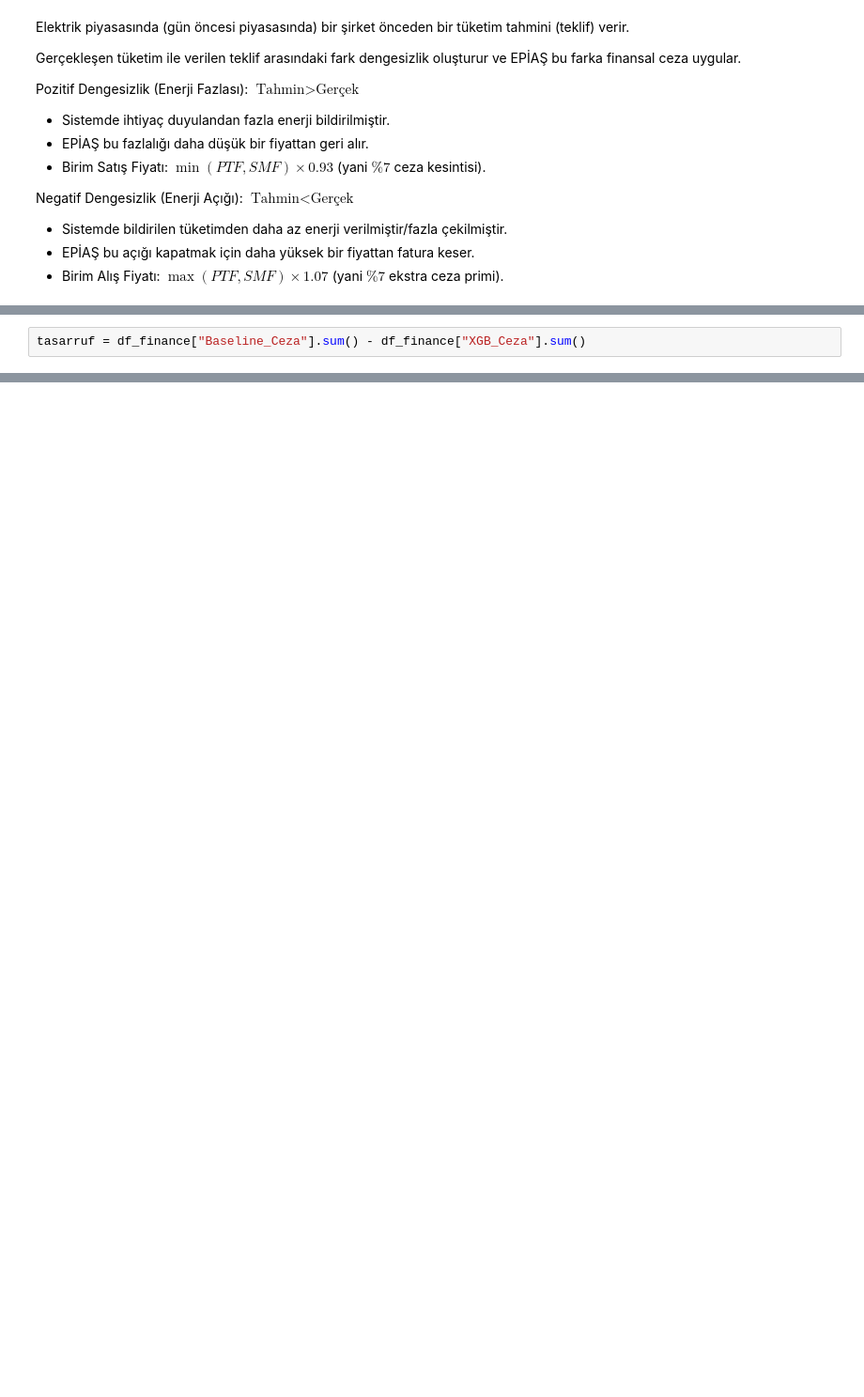
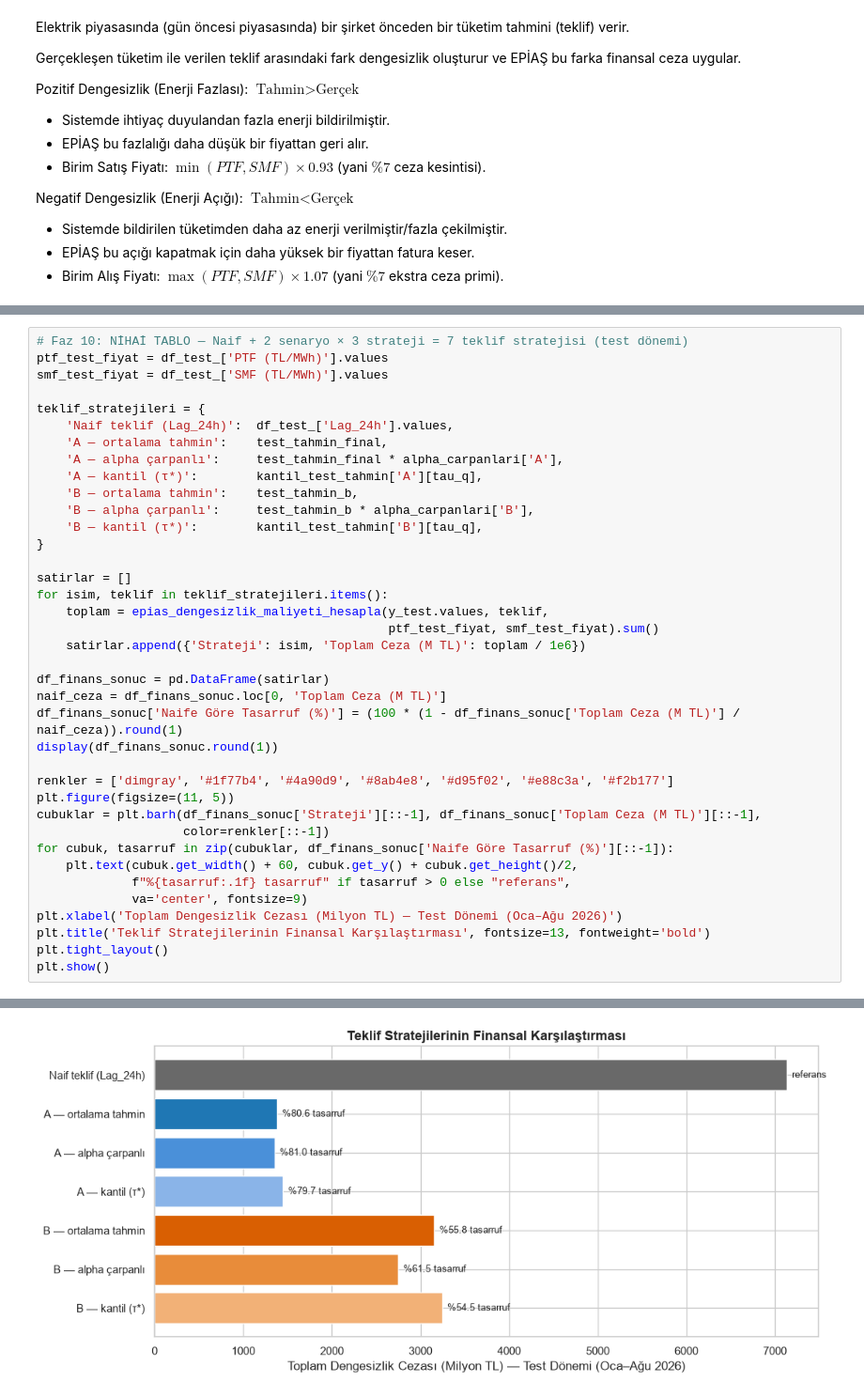
Before and after one commit to mcaglarilkay/epias-tuketim-tahmini, a Jupyter notebook: epias_final.ipynb, the cells around one changed output, grey strips where cells are left out. Shown at 94% size. Cells and saved outputs as stored; diff of their text form; blank space fills up the shorter version.

```diff
--- a/epias_final.ipynb
+++ b/epias_final.ipynb
@@ -1846,2 +1774,0 @@ df_finance.head()
-# %%
-tasarruf = df_finance["Baseline_Ceza"].sum() - df_finance["XGB_Ceza"].sum()
@@ -1916,0 +1882,39 @@ Optimizasyon İle Ekstra Kazanç / Tasarruf: 98,717,140.96 TL
+# %%
+# Faz 10: NİHAİ TABLO — Naif + 2 senaryo × 3 strateji = 7 teklif stratejisi (test dönemi)
+ptf_test_fiyat = df_test_['PTF (TL/MWh)'].values
+smf_test_fiyat = df_test_['SMF (TL/MWh)'].values
+
+teklif_stratejileri = {
+    'Naif teklif (Lag_24h)':  df_test_['Lag_24h'].values,
+    'A — ortalama tahmin':    test_tahmin_final,
+    'A — alpha çarpanlı':     test_tahmin_final * alpha_carpanlari['A'],
+    'A — kantil (τ*)':        kantil_test_tahmin['A'][tau_q],
+    'B — ortalama tahmin':    test_tahmin_b,
+    'B — alpha çarpanlı':     test_tahmin_b * alpha_carpanlari['B'],
+    'B — kantil (τ*)':        kantil_test_tahmin['B'][tau_q],
+}
+
+satirlar = []
+for isim, teklif in teklif_stratejileri.items():
+    toplam = epias_dengesizlik_maliyeti_hesapla(y_test.values, teklif,
+                                                ptf_test_fiyat, smf_test_fiyat).sum()
+    satirlar.append({'Strateji': isim, 'Toplam Ceza (M TL)': toplam / 1e6})
+
+df_finans_sonuc = pd.DataFrame(satirlar)
+naif_ceza = df_finans_sonuc.loc[0, 'Toplam Ceza (M TL)']
+df_finans_sonuc['Naife Göre Tasarruf (%)'] = (100 * (1 - df_finans_sonuc['Toplam Ceza (M TL)'] / naif_ceza)).round(1)
+display(df_finans_sonuc.round(1))
+
+renkler = ['dimgray', '#1f77b4', '#4a90d9', '#8ab4e8', '#d95f02', '#e88c3a', '#f2b177']
+plt.figure(figsize=(11, 5))
+cubuklar = plt.barh(df_finans_sonuc['Strateji'][::-1], df_finans_sonuc['Toplam Ceza (M TL)'][::-1],
+                    color=renkler[::-1])
+for cubuk, tasarruf in zip(cubuklar, df_finans_sonuc['Naife Göre Tasarruf (%)'][::-1]):
+    plt.text(cubuk.get_width() + 60, cubuk.get_y() + cubuk.get_height()/2,
+             f"%{tasarruf:.1f} tasarruf" if tasarruf > 0 else "referans",
+             va='center', fontsize=9)
+plt.xlabel('Toplam Dengesizlik Cezası (Milyon TL) — Test Dönemi (Oca–Ağu 2026)')
+plt.title('Teklif Stratejilerinin Finansal Karşılaştırması', fontsize=13, fontweight='bold')
+plt.tight_layout()
+plt.show()
+# %% [output]
@@ -1916,0 +1929 @@ Optimizasyon İle Ekstra Kazanç / Tasarruf: 98,717,140.96 TL
+[figure, added]
```
Also changed, not shown: parts of 33 cells of this notebook.
